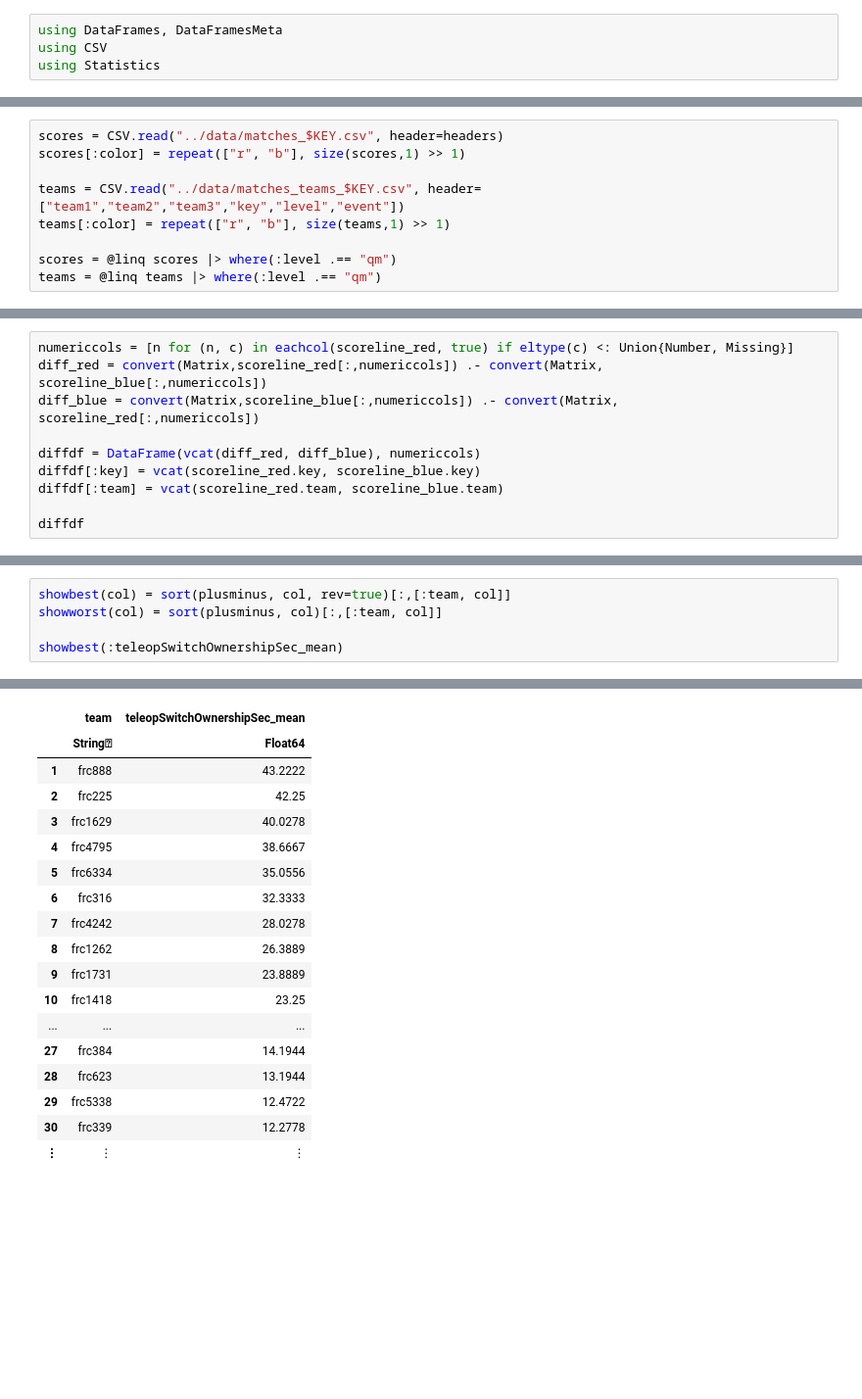
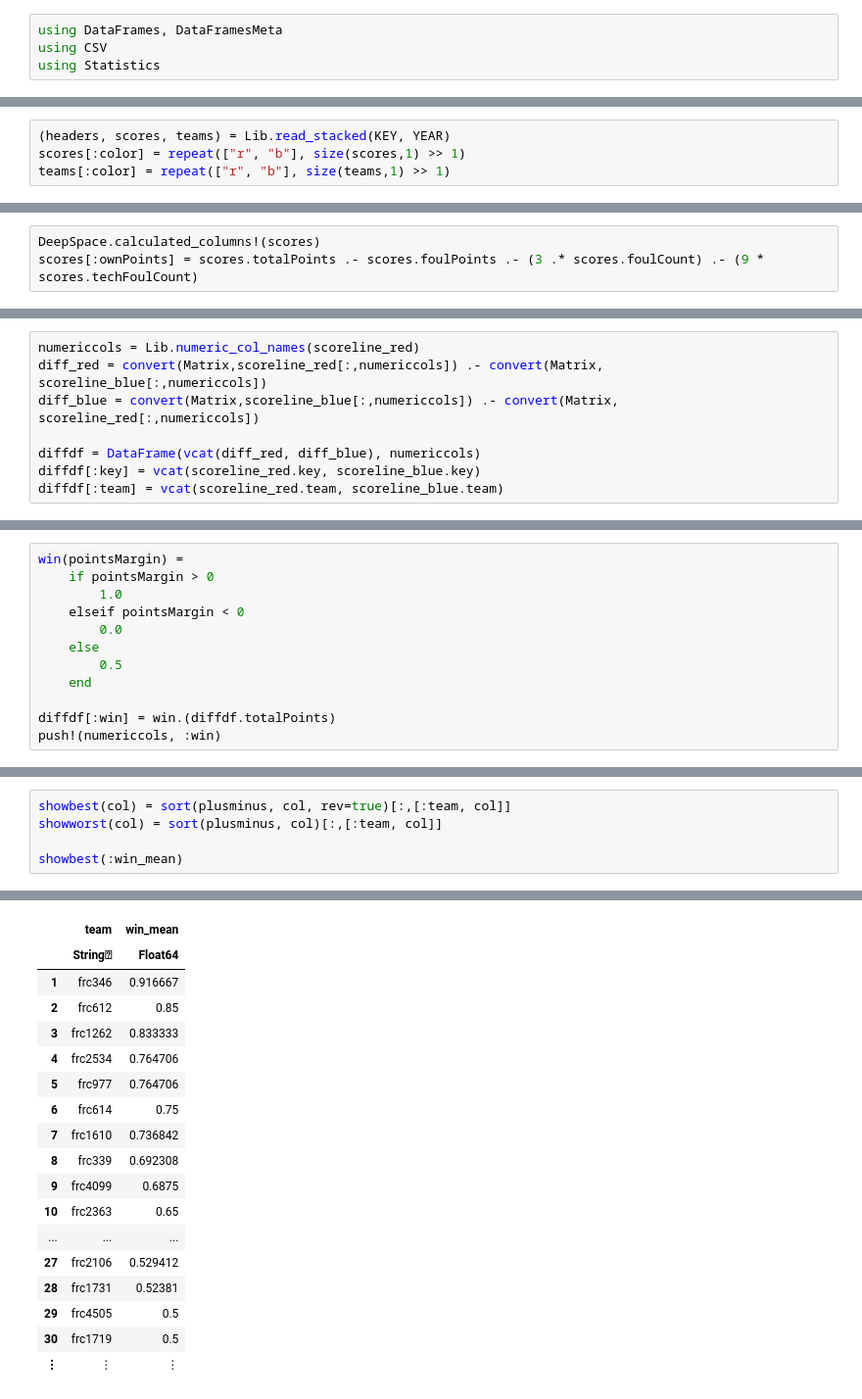
Before and after one commit to Thing342/frc-stats-workbench, a Jupyter notebook: notebooks/plusminus.ipynb, the cells around one changed output, grey strips where cells are left out. Shown at 98% size. Cells and saved outputs as stored; diff of their text form; blank space fills up the shorter version.

```diff
--- a/notebooks/plusminus.ipynb
+++ b/notebooks/plusminus.ipynb
@@ -16,12 +14,7 @@ COLUMN = :teleopSwitchOwnershipSec
 # %% [output]
 :teleopSwitchOwnershipSec
 # %%
-scores = CSV.read("../data/matches_$KEY.csv", header=headers)
+(headers, scores, teams) = Lib.read_stacked(KEY, YEAR)
 scores[:color] = repeat(["r", "b"], size(scores,1) >> 1)
-
-teams = CSV.read("../data/matches_teams_$KEY.csv", header=["team1","team2","team3","key","level","event"])
 teams[:color] = repeat(["r", "b"], size(teams,1) >> 1)
-
-scores = @linq scores |> where(:level .== "qm")
-teams = @linq teams |> where(:level .== "qm")
 # %% [output]
@@ -46,0 +38,3 @@ teams = @linq teams |> where(:level .== "qm")
+# %%
+DeepSpace.calculated_columns!(scores)
+scores[:ownPoints] = scores.totalPoints .- scores.foulPoints .- (3 .* scores.foulCount) .- (9 * scores.techFoulCount)
@@ -99,11 +111,9 @@ scoreline_red = scoreline(teams_red, scores_red)
 # %%
-numericcols = [n for (n, c) in eachcol(scoreline_red, true) if eltype(c) <: Union{Number, Missing}]
+numericcols = Lib.numeric_col_names(scoreline_red)
 diff_red = convert(Matrix,scoreline_red[:,numericcols]) .- convert(Matrix, scoreline_blue[:,numericcols])
 diff_blue = convert(Matrix,scoreline_blue[:,numericcols]) .- convert(Matrix, scoreline_red[:,numericcols])
 
 diffdf = DataFrame(vcat(diff_red, diff_blue), numericcols)
 diffdf[:key] = vcat(scoreline_red.key, scoreline_blue.key)
 diffdf[:team] = vcat(scoreline_red.team, scoreline_blue.team)
-
-diffdf
 # %% [output]
@@ -128,0 +137,12 @@ diffdf
+# %%
+win(pointsMargin) =
+    if pointsMargin > 0
+        1.0
+    elseif pointsMargin < 0
+        0.0
+    else
+        0.5
+    end
+
+diffdf[:win] = win.(diffdf.totalPoints)
+push!(numericcols, :win)
@@ -152,5 +190,5 @@ plusminus = by(diffdf, :team, Dict(n => mean for n in numericcols)...)
 showbest(col) = sort(plusminus, col, rev=true)[:,[:team, col]]
 showworst(col) = sort(plusminus, col)[:,[:team, col]]
 
-showbest(:teleopSwitchOwnershipSec_mean)
+showbest(:win_mean)
 # %% [output]
@@ -158,18 +196,18 @@ showbest(:teleopSwitchOwnershipSec_mean)
-|  | team | teleopSwitchOwnershipSec_mean |
+|  | team | win_mean |
 |  | String⍰ | Float64 |
-| 1 | frc888 | 43.2222 |
-| 2 | frc225 | 42.25 |
-| 3 | frc1629 | 40.0278 |
-| 4 | frc4795 | 38.6667 |
-| 5 | frc6334 | 35.0556 |
-| 6 | frc316 | 32.3333 |
-| 7 | frc4242 | 28.0278 |
-| 8 | frc1262 | 26.3889 |
-| 9 | frc1731 | 23.8889 |
-| 10 | frc1418 | 23.25 |
+| 1 | frc346 | 0.916667 |
+| 2 | frc612 | 0.85 |
+| 3 | frc1262 | 0.833333 |
+| 4 | frc2534 | 0.764706 |
+| 5 | frc977 | 0.764706 |
+| 6 | frc614 | 0.75 |
+| 7 | frc1610 | 0.736842 |
+| 8 | frc339 | 0.692308 |
+| 9 | frc4099 | 0.6875 |
+| 10 | frc2363 | 0.65 |
 | ... | ... | ... |
-| 27 | frc384 | 14.1944 |
-| 28 | frc623 | 13.1944 |
-| 29 | frc5338 | 12.4722 |
-| 30 | frc339 | 12.2778 |
+| 27 | frc2106 | 0.529412 |
+| 28 | frc1731 | 0.52381 |
+| 29 | frc4505 | 0.5 |
+| 30 | frc1719 | 0.5 |
 | ⋮ | ⋮ | ⋮ |
```
Also changed, not shown: parts of 12 cells of this notebook, 10 other files.
